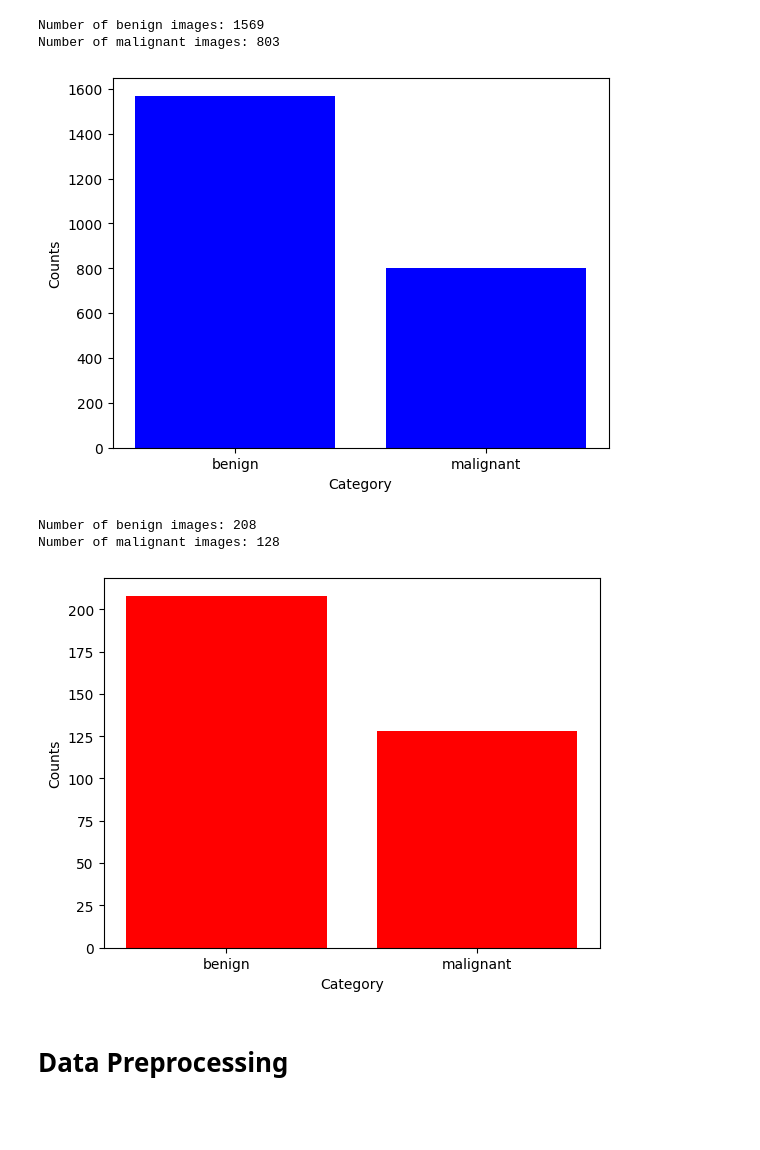
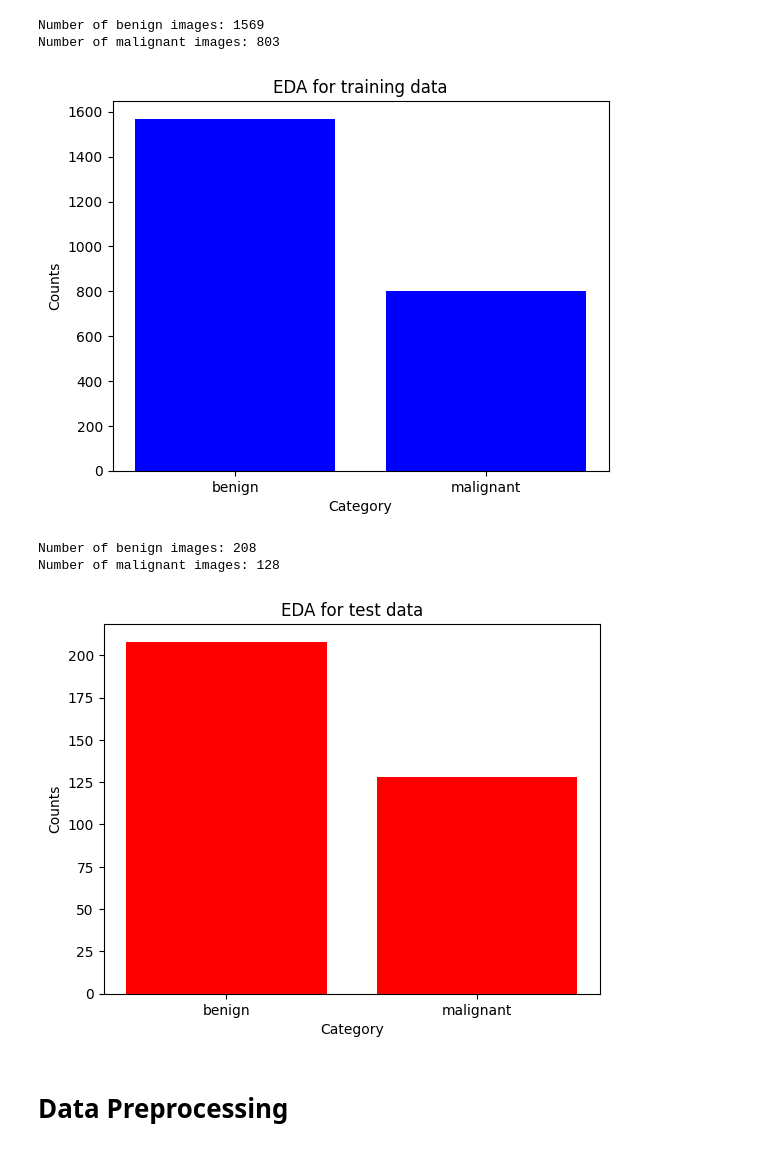
Before and after one commit to bksat90/FinalProject, a Jupyter notebook: classification_cnn.ipynb, the cells around one changed output. Saved outputs shown, nothing was run; the diff lists cells and outputs as text; code cells hidden in the pictures; blank space fills up the shorter version.

```diff
--- a/classification_cnn.ipynb
+++ b/classification_cnn.ipynb
@@ -41,14 +41,15 @@ Number of malignant images: 803
 # %%
 # depict the data into graph for training data
 labels = ['benign', 'malignant']
 counts = [tr_benign, tr_malignant]
 
 plt.bar(labels, counts, color ='blue')
 plt.xlabel('Category')
 plt.ylabel('Counts')
+plt.title('EDA for training data')
 plt.show()
 # %% [output]
-[figure, old version]
+[figure, new version]
 # %%
 # find the data counts for test data
 path = "/content/drive/MyDrive/Project_BC/cnn/test/"
@@ -67,9 +68,10 @@ test_counts = [tt_benign, tt_malignant]
 plt.bar(test_labels, test_counts, color ='red')
 plt.xlabel('Category')
 plt.ylabel('Counts')
+plt.title('EDA for test data')
 plt.show()
 # %% [output]
-[figure, old version]
+[figure, new version]
 # %% [markdown]
 # **Data Preprocessing**
 # %%
```
Also changed, not shown: parts of 4 cells of this notebook.
